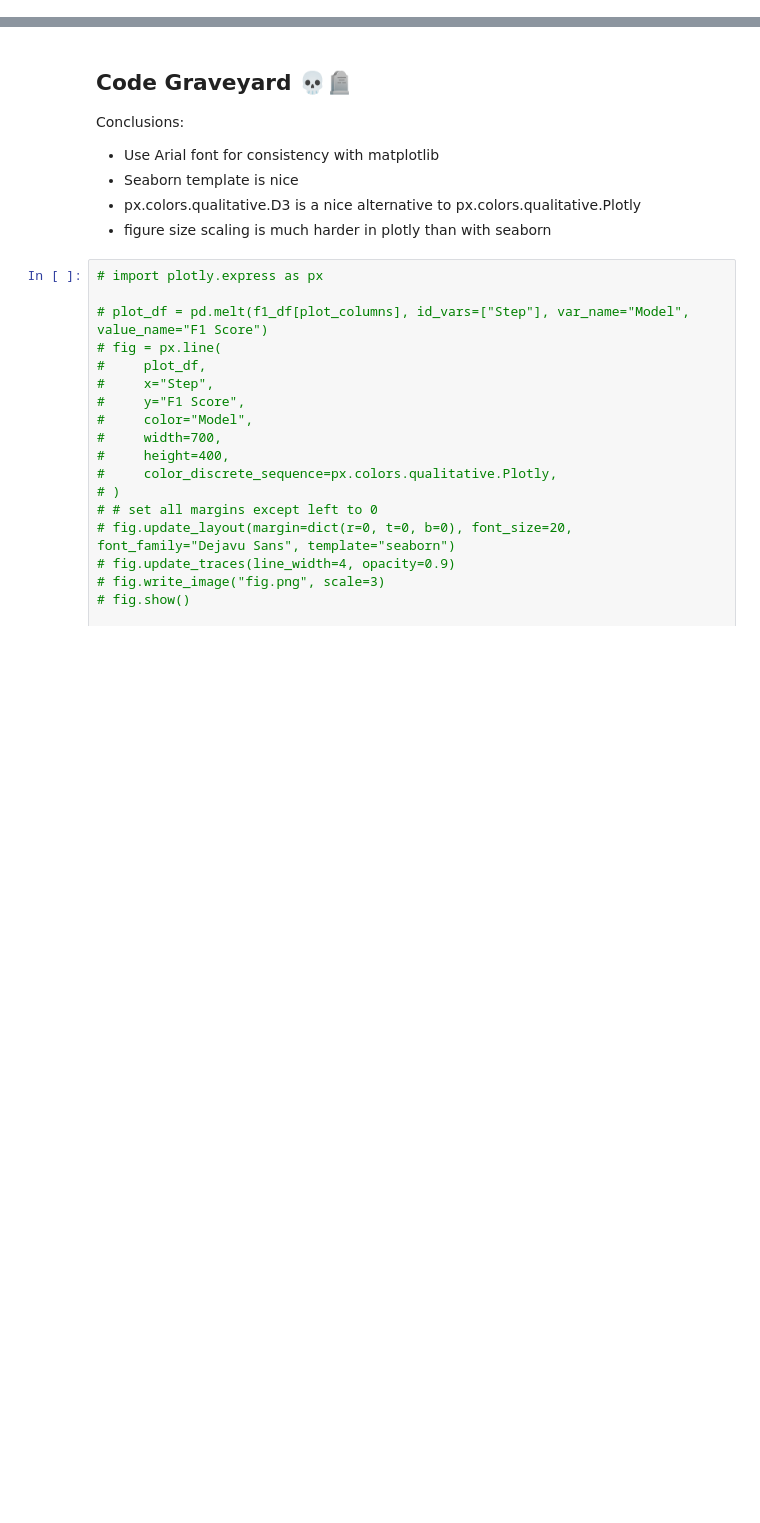
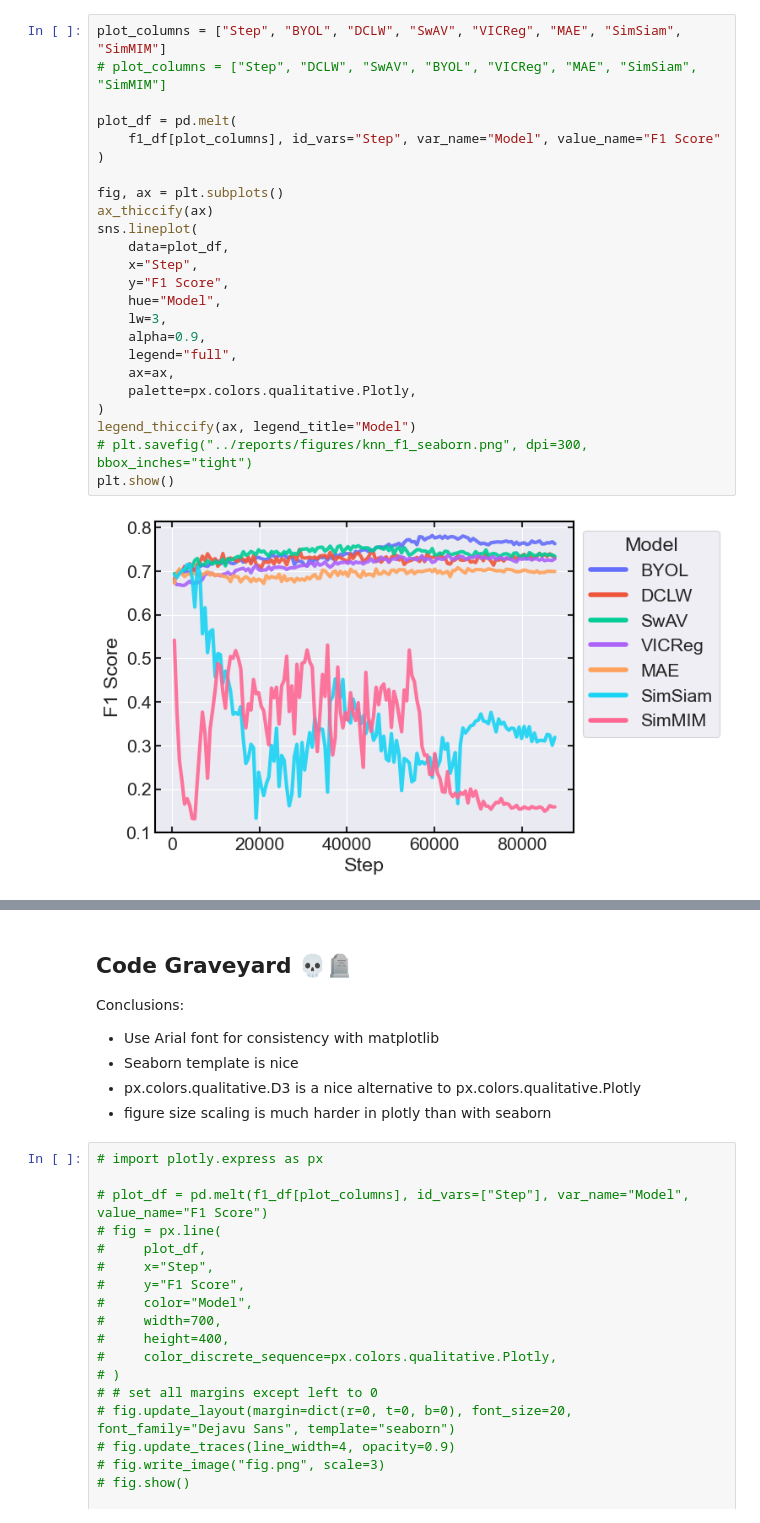
Before and after one commit to faris-k/self-supervised-wafermaps, a Jupyter notebook: notebooks/2.0-Figures-kNN-benchmark.ipynb, the cells around one changed output, grey strips where cells are left out. Saved outputs shown, nothing was run; the diff lists cells and outputs as text; blank space fills up the shorter version.

```diff
--- a/notebooks/2.0-Figures-kNN-benchmark.ipynb
+++ b/notebooks/2.0-Figures-kNN-benchmark.ipynb
@@ -83 +39,27 @@ rep_std_df = merge_dfs(
+# %%
+plot_columns = ["Step", "BYOL", "DCLW", "SwAV", "VICReg", "MAE", "SimSiam", "SimMIM"]
+# plot_columns = ["Step", "DCLW", "SwAV", "BYOL", "VICReg", "MAE", "SimSiam", "SimMIM"]
+
+plot_df = pd.melt(
+    f1_df[plot_columns], id_vars="Step", var_name="Model", value_name="F1 Score"
+)
+
+fig, ax = plt.subplots()
+ax_thiccify(ax)
+sns.lineplot(
+    data=plot_df,
+    x="Step",
+    y="F1 Score",
+    hue="Model",
+    lw=3,
+    alpha=0.9,
+    legend="full",
+    ax=ax,
+    palette=px.colors.qualitative.Plotly,
+)
+legend_thiccify(ax, legend_title="Model")
+# plt.savefig("../reports/figures/knn_f1_seaborn.png", dpi=300, bbox_inches="tight")
+plt.show()
+# %% [output]
+[figure, added]
 # %%
```
Also changed, not shown: parts of 9 cells of this notebook, 58 other files.
